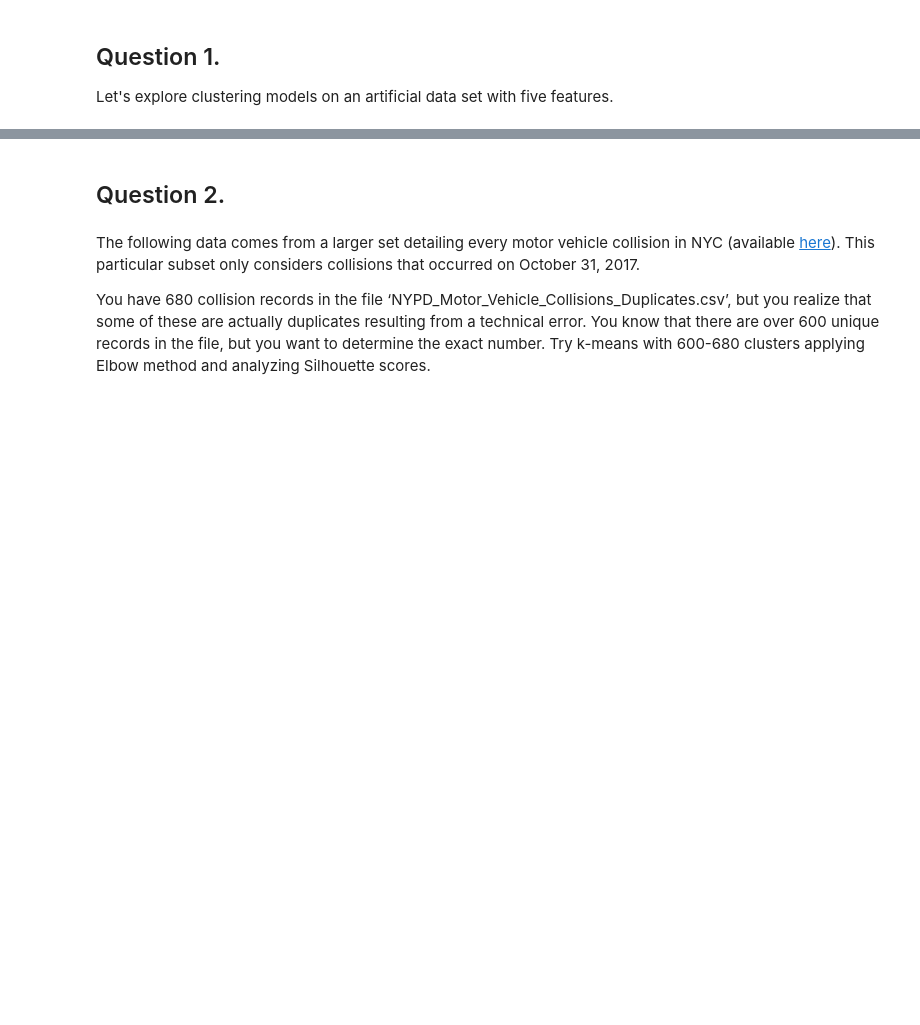
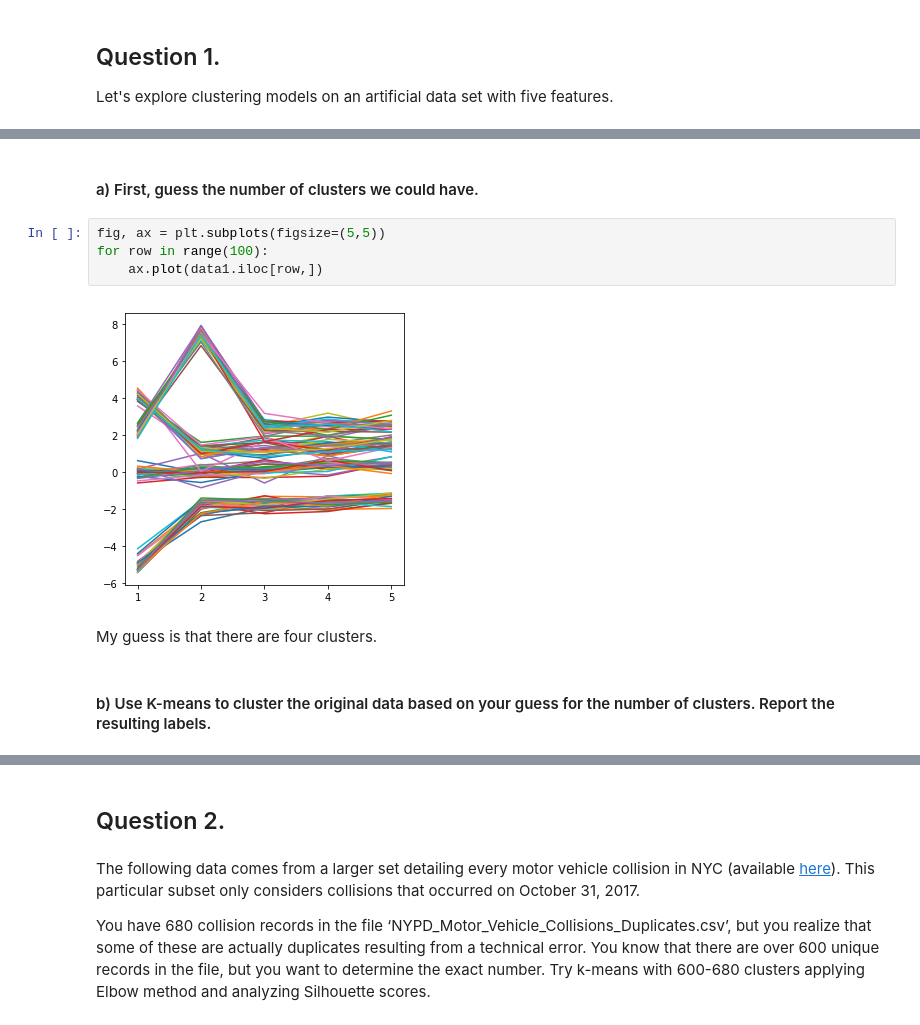
Before and after one commit to tharma3/ads, a Jupyter notebook: homework4_mrn291.ipynb, the cells around one changed output, grey strips where cells are left out. Drawn from its saved outputs; the diff is of its cells as text; blank space fills up the shorter version.

```diff
--- a/homework4_mrn291.ipynb
+++ b/homework4_mrn291.ipynb
@@ -24,0 +37,12 @@ data1.head()
+# %% [markdown]
+#### a) First, guess the number of clusters we could have.
+# %%
+fig, ax = plt.subplots(figsize=(5,5))
+for row in range(100):
+    ax.plot(data1.iloc[row,])
+# %% [output]
+[figure, added]
+# %% [markdown]
+My guess is that there are four clusters.
+# %% [markdown]
+#### b) Use K-means to cluster the original data based on your guess for the number of clusters. Report the resulting labels.
```
Also changed, not shown: parts of 17 cells of this notebook.
